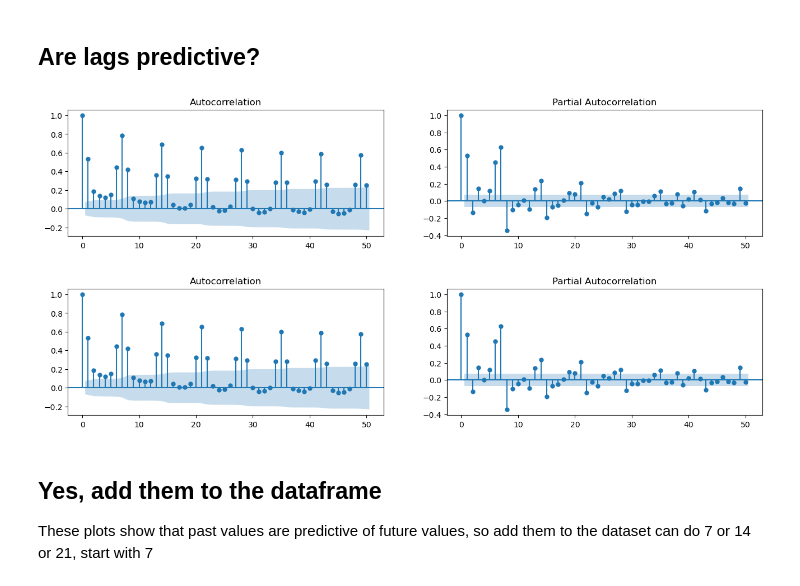
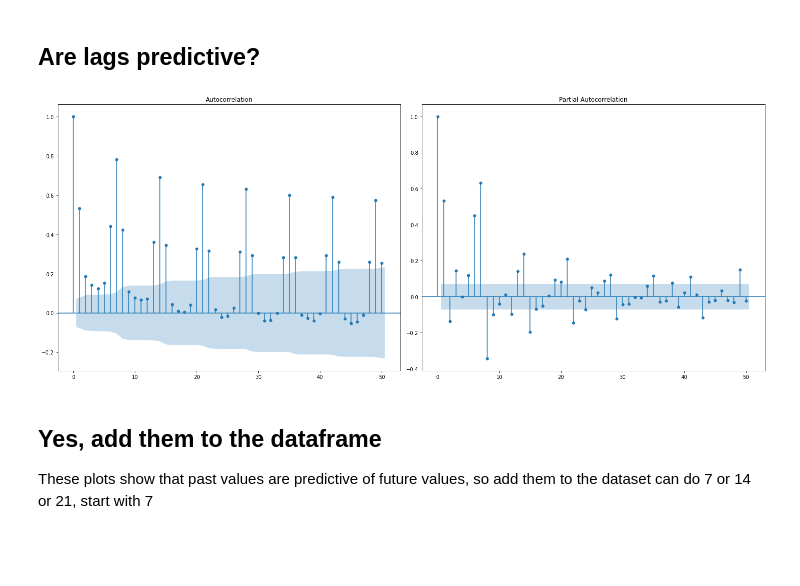
Before and after one commit to CNUClasses/DATA301_CODE, a Jupyter notebook: week_13/13_1_Hybrid_Model.ipynb, the cells around one changed output. Saved outputs shown, nothing was run; the diff lists cells and outputs as text; code cells hidden in the pictures; blank space fills up the shorter version.

```diff
--- a/week_13/13_1_Hybrid_Model.ipynb
+++ b/week_13/13_1_Hybrid_Model.ipynb
@@ -59,18 +59,23 @@ len(df)
 # %%
 from statsmodels.tsa.stattools import acf, pacf
 from statsmodels.graphics.tsaplots import plot_acf, plot_pacf
 
 # Calculate ACF and PACF upto 50 lags
 # acf_50 = acf(df.value, nlags=50)
 # pacf_50 = pacf(df.value, nlags=50)
 
 # Draw Plot
-fig, axes = plt.subplots(1,2,figsize=(16,3), dpi= 100)
-plot_acf(df.NumVehicles.tolist(), lags=50, ax=axes[0])
-plot_pacf(df.NumVehicles.tolist(), lags=50, ax=axes[1])
+fig = plt.figure(figsize=(20,8))
+layout = (1, 2)
+acf_ax = plt.subplot2grid(layout, (0, 0))
+pacf_ax = plt.subplot2grid(layout, (0, 1))
+
+# fig, axes = plt.subplots(1,2,figsize=(16,3), dpi= 100)
+plot_acf(df.NumVehicles.tolist(), lags=50, ax=acf_ax)
+plot_pacf(df.NumVehicles.tolist(), lags=50, ax=pacf_ax)
+plt.tight_layout()  #removes the second plot
 # %% [output]
-[figure, old version]
+[figure, new version]
-[figure, removed]
 # %% [markdown]
 ## Yes, add them to the dataframe
 These plots show that past values are predictive of future values, so add them to the dataset
```
Also changed, not shown: parts of 23 cells of this notebook, 1 other file.
